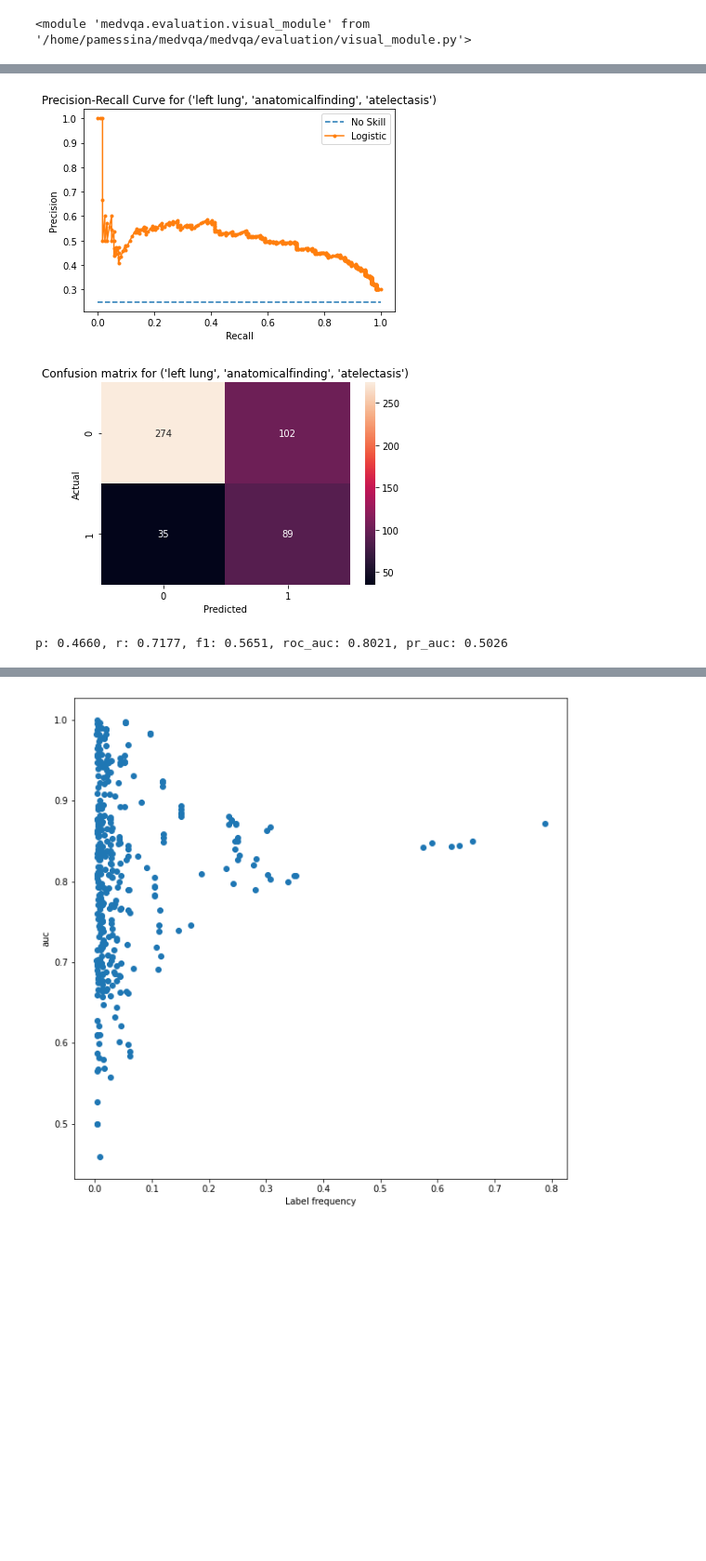
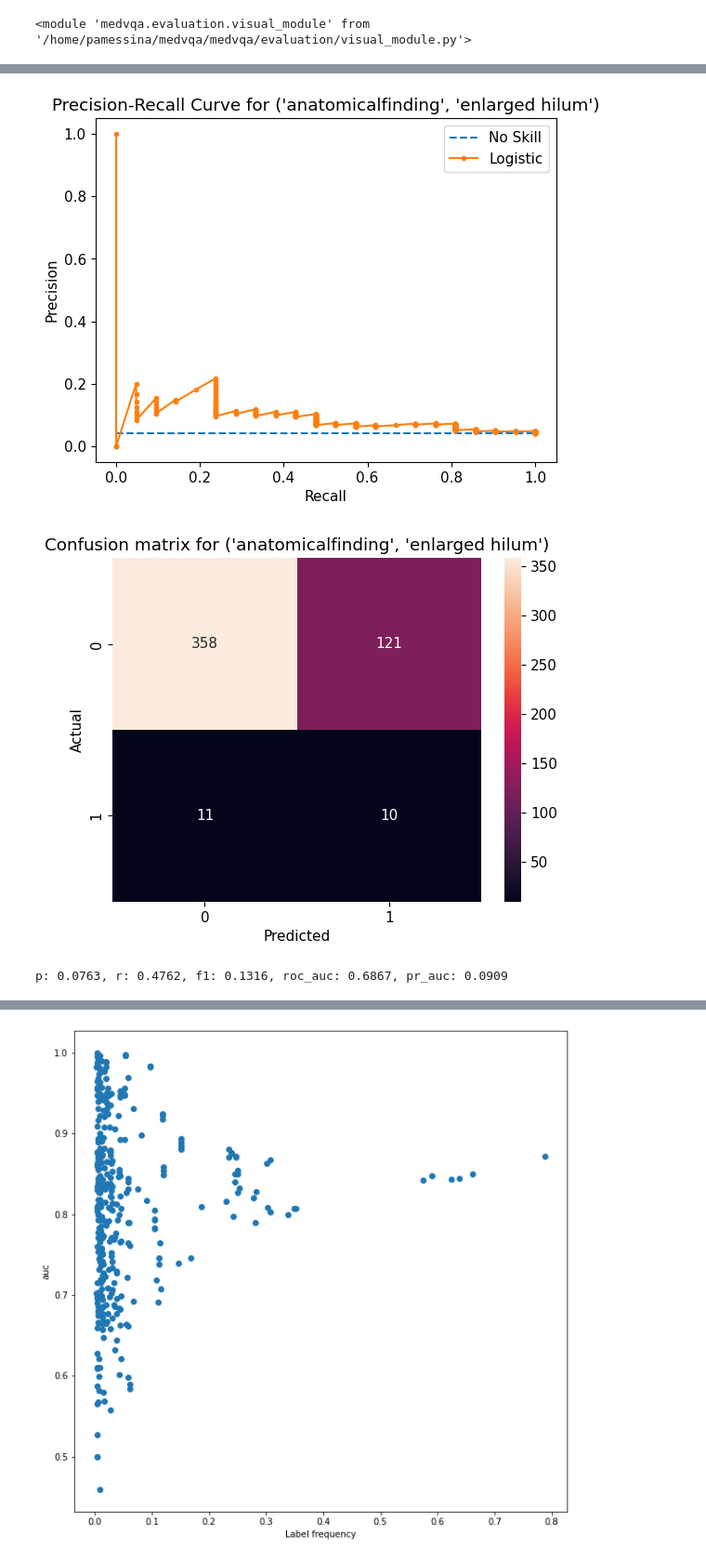
Before and after one commit to PabloMessina/MedVQA, a Jupyter notebook: medvqa/notebooks/Chest ImaGenome MLC Error Analysis.ipynb, the cells around one changed output, grey strips where cells are left out. Shown at 93% size. Drawn from its saved outputs; the diff is of its cells as text; code cells hidden in the pictures; blank space fills up the shorter version.

```diff
--- a/medvqa/notebooks/Chest ImaGenome MLC Error Analysis.ipynb
+++ b/medvqa/notebooks/Chest ImaGenome MLC Error Analysis.ipynb
@@ -62,6 +107,7 @@ score: 0.5967, freq: 0.2454, label: ('left lung', 'anatomicalfinding', 'pleural
-# %%
-mlc_visualizer.compute_metrics_from_probs(('left lung', 'anatomicalfinding', 'atelectasis'))
-# %% [output]
-[figure, removed]
-[figure, removed]
-p: 0.4660, r: 0.7177, f1: 0.5651, roc_auc: 0.8021, pr_auc: 0.5026
+# %%
+label_name = ('anatomicalfinding', 'enlarged hilum')
+mlc_visualizer.compute_metrics_from_probs(label_name)
+# %% [output]
+[figure, added]
+[figure, added]
+p: 0.0763, r: 0.4762, f1: 0.1316, roc_auc: 0.6867, pr_auc: 0.0909
```
Also changed, not shown: parts of 31 cells of this notebook, 19 other files.
